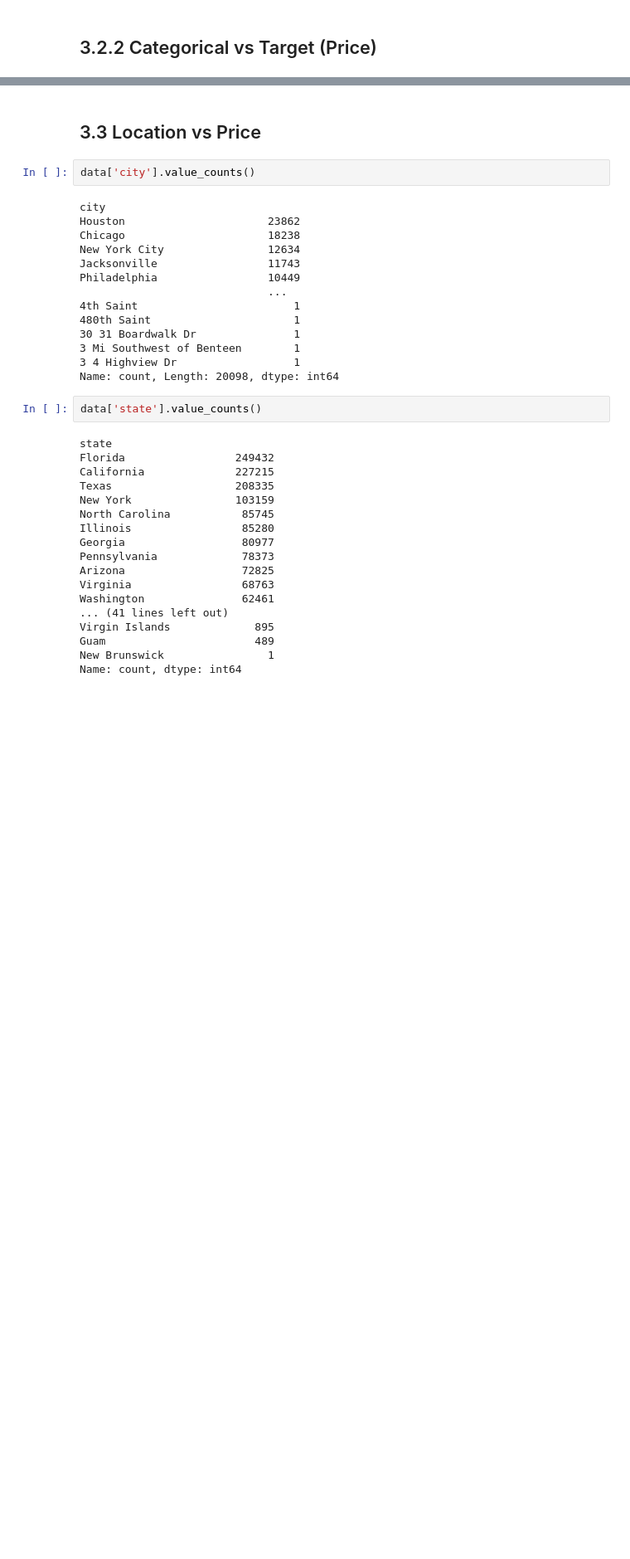
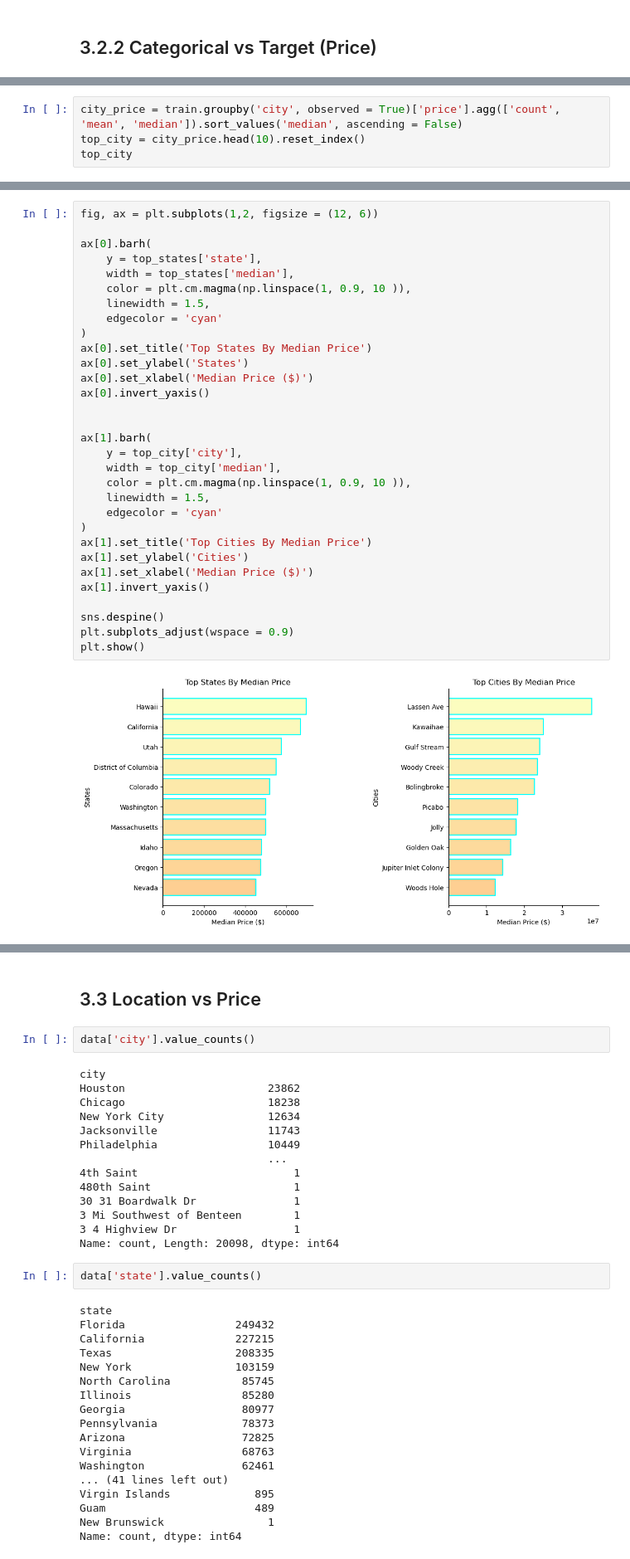
Before and after one commit to Kartika-Nidhi/DS_Projects, a Jupyter notebook: USARealEstatePricePrediction.ipynb, the cells around one changed output, grey strips where cells are left out. Shown at 83% size. Drawn from its saved outputs; the diff is of its cells as text; blank space fills up the shorter version.

```diff
--- a/USARealEstatePricePrediction.ipynb
+++ b/USARealEstatePricePrediction.ipynb
@@ -919,0 +903,4 @@ plt.show()
+# %%
+city_price = train.groupby('city', observed = True)['price'].agg(['count', 'mean', 'median']).sort_values('median', ascending = False)
+top_city = city_price.head(10).reset_index()
+top_city
@@ -919,0 +919,33 @@ plt.show()
+# %%
+fig, ax = plt.subplots(1,2, figsize = (12, 6))
+
+ax[0].barh(
+    y = top_states['state'],
+    width = top_states['median'],
+    color = plt.cm.magma(np.linspace(1, 0.9, 10 )),
+    linewidth = 1.5,
+    edgecolor = 'cyan'
+)
+ax[0].set_title('Top States By Median Price')
+ax[0].set_ylabel('States')
+ax[0].set_xlabel('Median Price ($)')
+ax[0].invert_yaxis()
+
+
+ax[1].barh(
+    y = top_city['city'],
+    width = top_city['median'],
+    color = plt.cm.magma(np.linspace(1, 0.9, 10 )),
+    linewidth = 1.5,
+    edgecolor = 'cyan'
+)
+ax[1].set_title('Top Cities By Median Price')
+ax[1].set_ylabel('Cities')
+ax[1].set_xlabel('Median Price ($)')
+ax[1].invert_yaxis()
+
+sns.despine()
+plt.subplots_adjust(wspace = 0.9)
+plt.show()
+# %% [output]
+[figure, added]
```
Also changed, not shown: parts of 8 cells of this notebook.
